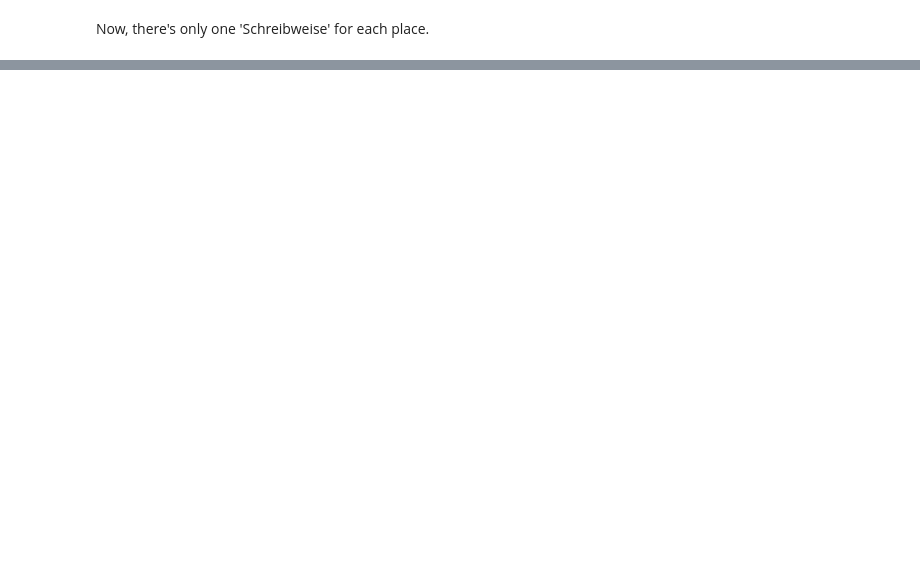
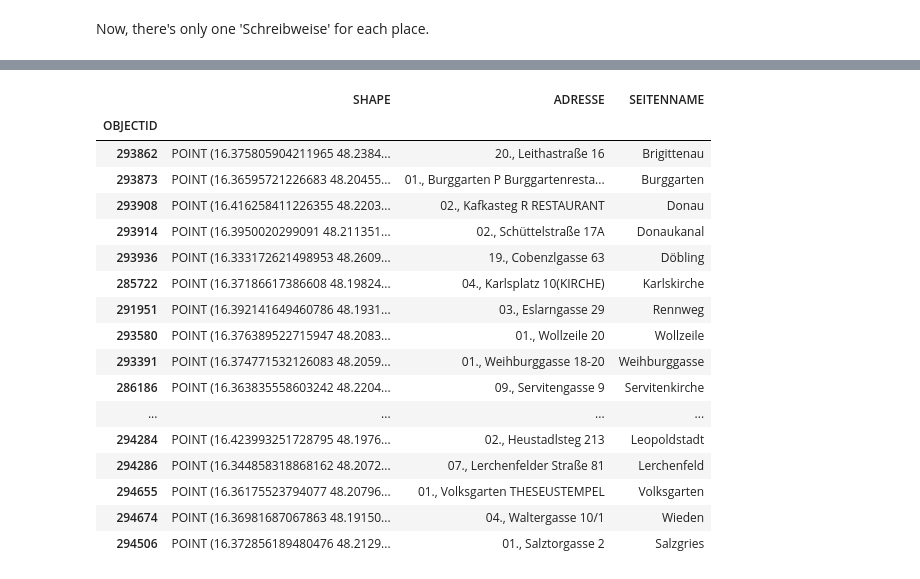
Before and after one commit to Sarah-lab-13/DataScienceProject, a Jupyter notebook: Wegbeschreibung_Sonntag.ipynb, the cells around one changed output, grey strips where cells are left out. Drawn from its saved outputs; the diff is of its cells as text; code cells hidden in the pictures; blank space fills up the shorter version.

```diff
--- a/Wegbeschreibung_Sonntag.ipynb
+++ b/Wegbeschreibung_Sonntag.ipynb
@@ -76,0 +115,4 @@ Auch hier sind noch ein paar wenige Fehler enthalten, die sich aber durch eine K
+# %%
+clean_places.insert(49, 'Wienerwaldes')
+clean_places.insert(50, 'Schneeberg')
+clean_places.remove('Wienerwaldes Schneeberg')
@@ -121,0 +168,5 @@ Now, there's only one 'Schreibweise' for each place.
+# %%
+import pandas as pd
+csv_path = path.relpath("Data/KULTURWIKIOGD.csv")
+usecolumns = ['OBJECTID', 'SHAPE', 'ADRESSE', 'SEITENNAME']
+coordinates = pd.read_csv(csv_path,  index_col="OBJECTID", usecols=usecolumns)
@@ -121,0 +209,25 @@ Now, there's only one 'Schreibweise' for each place.
+# %%
+mask = coordinates['SEITENNAME'].isin(place_list)
+# %%
+place_coord = coordinates[mask]
+# %%
+place_coord
+# %% [output]
+|  | SHAPE | ADRESSE | SEITENNAME |
+| OBJECTID |  |  |  |
+| 293862 | POINT (16.375805904211965 48.2384... | 20., Leithastraße 16 | Brigittenau |
+| 293873 | POINT (16.36595721226683 48.20455... | 01., Burggarten P Burggartenresta... | Burggarten |
+| 293908 | POINT (16.416258411226355 48.2203... | 02., Kafkasteg R RESTAURANT | Donau |
+| 293914 | POINT (16.3950020299091 48.211351... | 02., Schüttelstraße 17A | Donaukanal |
+| 293936 | POINT (16.333172621498953 48.2609... | 19., Cobenzlgasse 63 | Döbling |
+| 285722 | POINT (16.37186617386608 48.19824... | 04., Karlsplatz 10(KIRCHE) | Karlskirche |
+| 291951 | POINT (16.392141649460786 48.1931... | 03., Eslarngasse 29 | Rennweg |
+| 293580 | POINT (16.376389522715947 48.2083... | 01., Wollzeile 20 | Wollzeile |
+| 293391 | POINT (16.374771532126083 48.2059... | 01., Weihburggasse 18-20 | Weihburggasse |
+| 286186 | POINT (16.363835558603242 48.2204... | 09., Servitengasse 9 | Servitenkirche |
+| ... | ... | ... | ... |
+| 294284 | POINT (16.423993251728795 48.1976... | 02., Heustadlsteg 213 | Leopoldstadt |
+| 294286 | POINT (16.344858318868162 48.2072... | 07., Lerchenfelder Straße 81 | Lerchenfeld |
+| 294655 | POINT (16.36175523794077 48.20796... | 01., Volksgarten THESEUSTEMPEL | Volksgarten |
+| 294674 | POINT (16.36981687067863 48.19150... | 04., Waltergasse 10/1 | Wieden |
+| 294506 | POINT (16.372856189480476 48.2129... | 01., Salztorgasse 2 | Salzgries |
```
Also changed, not shown: parts of 22 cells of this notebook, 3 other files.
